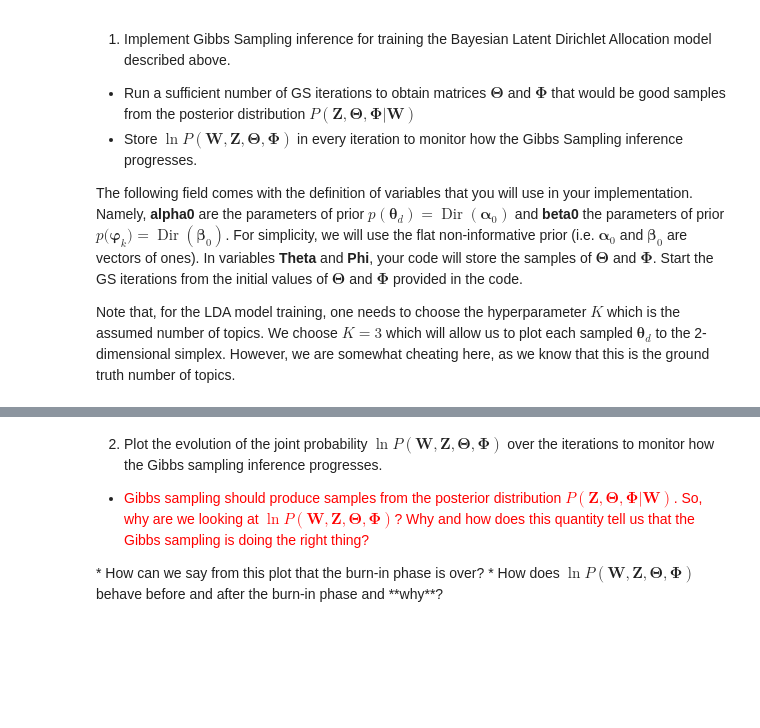
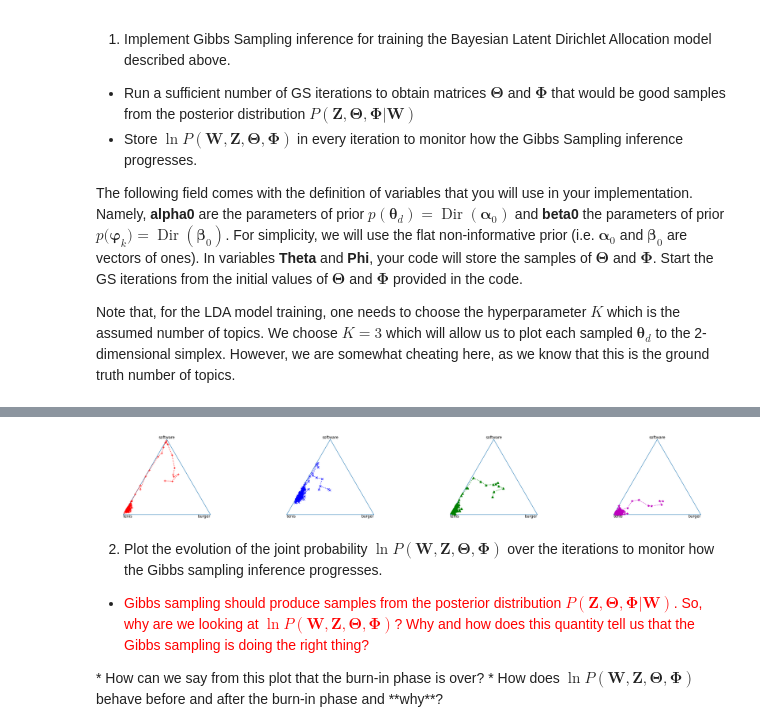
Before and after one commit to AlesKas/SchoolFIT, a Jupyter notebook: BAYa/Assignment2022.ipynb, the cells around one changed output, grey strips where cells are left out. Saved outputs shown, nothing was run; the diff lists cells and outputs as text; code cells hidden in the pictures; blank space fills up the shorter version.

```diff
--- a/BAYa/Assignment2022.ipynb
+++ b/BAYa/Assignment2022.ipynb
@@ -299,3 +309,19 @@ for i, t in enumerate(Theta):
+# %%
+plt.figure(figsize=(30, 4))
+plt.subplot(1, 4, 1)
+plot_simplex([vocabulary[np.argmax(p)] for p in Phi])
+plot_points_in_simplex(np.array(theta_log)[0:EPOCHS, 0], c=colors[0], ls=':',  marker=markers[0])
+plt.subplot(1, 4, 2)
+plot_simplex([vocabulary[np.argmax(p)] for p in Phi])
+plot_points_in_simplex(np.array(theta_log)[0:EPOCHS, 1], c=colors[1], ls=':',  marker=markers[1])
+plt.subplot(1, 4, 3)
+plot_simplex([vocabulary[np.argmax(p)] for p in Phi])
+plot_points_in_simplex(np.array(theta_log)[0:EPOCHS, 2], c=colors[2], ls=':',  marker=markers[2])
+plt.subplot(1, 4, 4)
+plot_simplex([vocabulary[np.argmax(p)] for p in Phi])
+plot_points_in_simplex(np.array(theta_log)[0:EPOCHS, 3], c=colors[3], ls=':',  marker=markers[3])
+# %% [output]
+[figure, added]
 # %% [markdown]
 2. Plot the evolution of the joint probability $\ln P(\boldsymbol{W}, \boldsymbol{Z}, \boldsymbol{\Theta}, \boldsymbol{\Phi})$ over the iterations to monitor how the Gibbs sampling inference progresses.
  * <span style="color:red">
```
Also changed, not shown: parts of 14 cells of this notebook.
